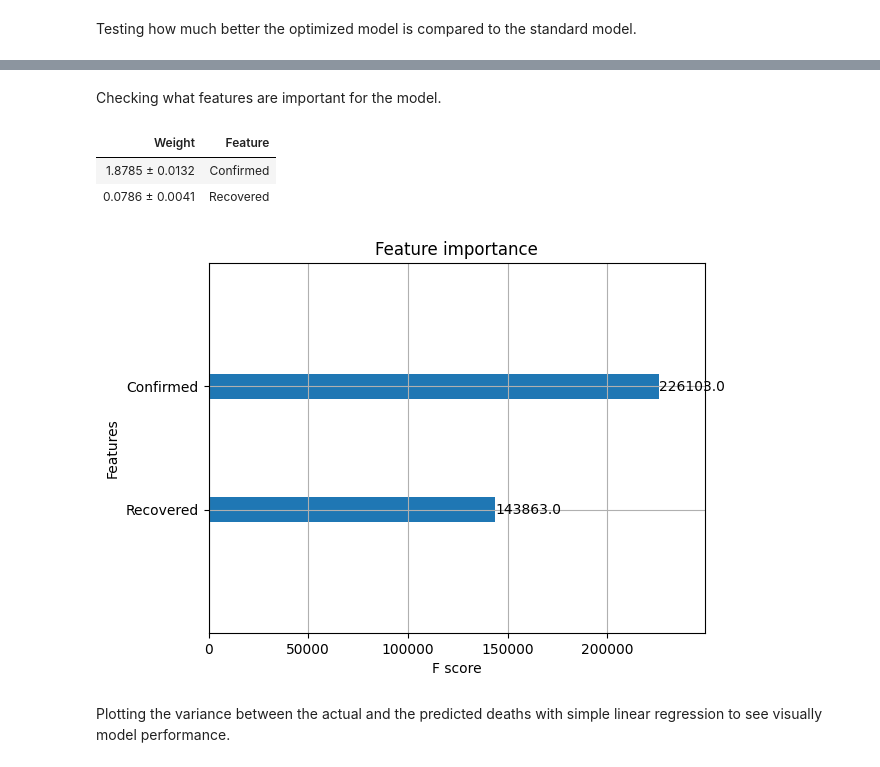
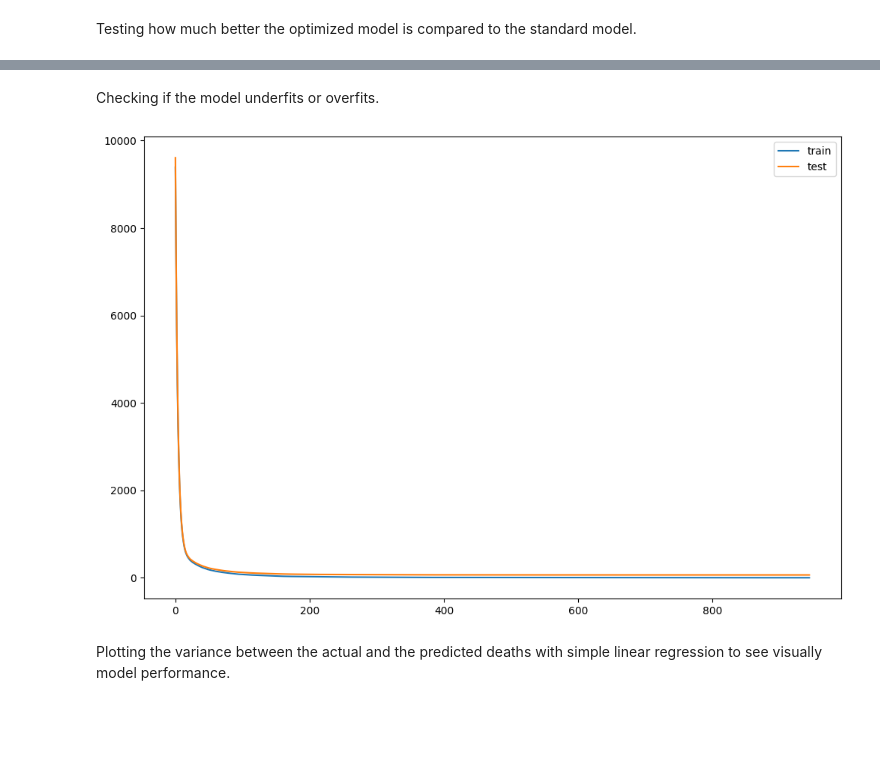
Before and after one commit to SamiAnttalainen/Covid-19_Analysis-Project, a Jupyter notebook: Covid-19_XGB_Regression_Modeling.ipynb, the cells around one changed output, grey strips where cells are left out. Saved outputs shown, nothing was run; the diff lists cells and outputs as text; code cells hidden in the pictures; blank space fills up the shorter version.

```diff
--- a/Covid-19_XGB_Regression_Modeling.ipynb
+++ b/Covid-19_XGB_Regression_Modeling.ipynb
@@ -146,19 +161,15 @@ MAE_Difference: 210.60531839002124
-# %% [markdown]
-Checking what features are important for the model.
-# %%
-# Using permutation importance to see which features are the most important for the model
-perm = PermutationImportance(xgb_best_model, random_state=1).fit(val_X, val_y)
-eli5.show_weights(perm, feature_names = val_X.columns.tolist())
-# %% [output]
-| Weight | Feature |
-| 1.8785 ± 0.0132 | Confirmed |
-| 0.0786 ± 0.0041 | Recovered |
-# %%
-# Plotting the feature importance
-xgb.plot_importance(xgb_best_model)
-plt.show()
-# %% [output]
-[figure, removed]
+# %% [markdown]
+Checking if the model underfits or overfits.
+# %%
+results = xgb_best_model.evals_result()
+
+plt.figure(figsize=(10, 6))
+plt.plot(results['validation_0']['mae'], label='train')
+plt.plot(results['validation_1']['mae'], label='test')
+plt.legend()
+plt.show()
+# %% [output]
+[figure, added]
 # %% [markdown]
 Plotting the variance between the actual and the predicted deaths with simple linear regression to see visually model performance.
 # %%
```
Also changed, not shown: parts of 7 cells of this notebook.
